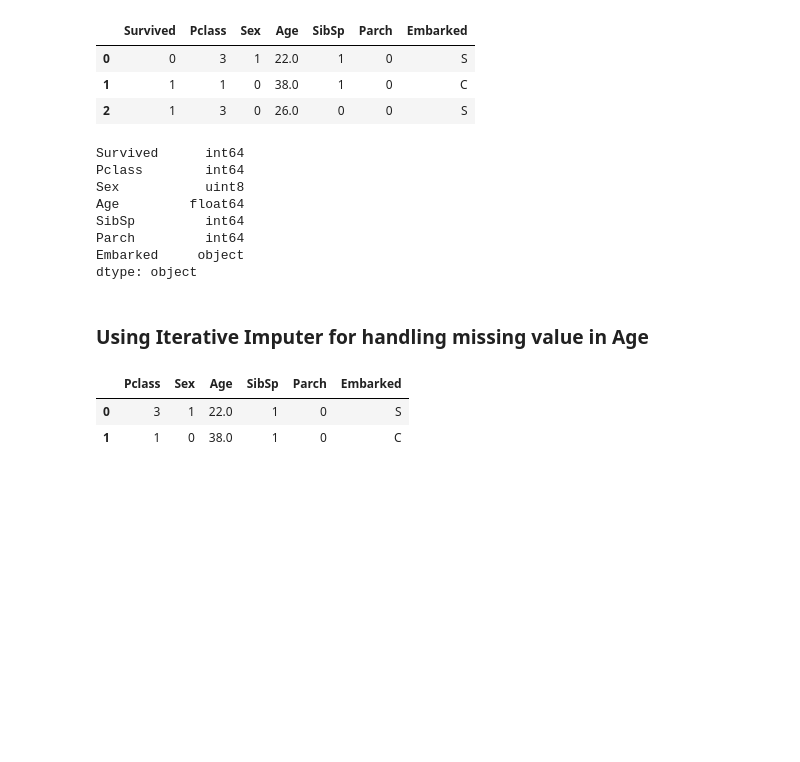
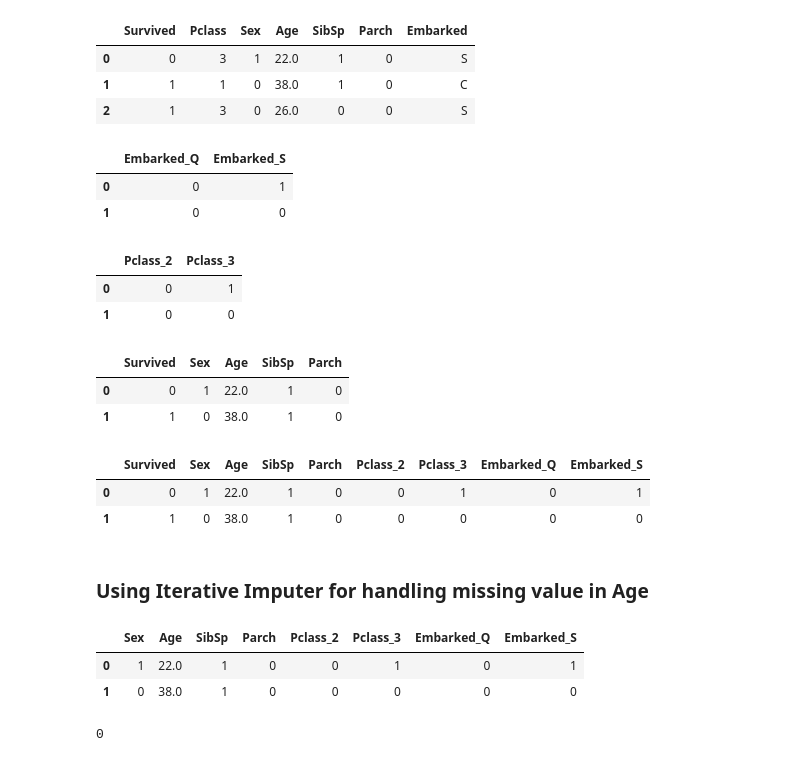
Before and after one commit to lkarjun/Titanic, a Jupyter notebook: titanic.ipynb, the cells around one changed output. Cells and saved outputs as stored; diff of their text form; code cells hidden in the pictures; blank space fills up the shorter version.

```diff
--- a/titanic.ipynb
+++ b/titanic.ipynb
@@ -118,17 +118,36 @@ df.head(3)
 | 0 | 0 | 3 | 1 | 22.0 | 1 | 0 | S |
 | 1 | 1 | 1 | 0 | 38.0 | 1 | 0 | C |
 | 2 | 1 | 3 | 0 | 26.0 | 0 | 0 | S |
-# %%
-df.dtypes
-# %% [output]
-Survived      int64
-Pclass        int64
-Sex           uint8
-Age         float64
-SibSp         int64
-Parch         int64
-Embarked     object
-dtype: object
+# %%
+Embarked_dummies = pd.get_dummies(df.Embarked, drop_first=True, prefix = 'Embarked')
+Embarked_dummies.head(2)
+# %% [output]
+|  | Embarked_Q | Embarked_S |
+| 0 | 0 | 1 |
+| 1 | 0 | 0 |
+# %%
+Pclass_dummies = pd.get_dummies(df.Pclass, drop_first=True, prefix='Pclass')
+Pclass_dummies.head(2)
+# %% [output]
+|  | Pclass_2 | Pclass_3 |
+| 0 | 0 | 1 |
+| 1 | 0 | 0 |
+# %%
+df = df.drop(['Pclass', 'Embarked'], axis=1)
+# %%
+df.head(2)
+# %% [output]
+|  | Survived | Sex | Age | SibSp | Parch |
+| 0 | 0 | 1 | 22.0 | 1 | 0 |
+| 1 | 1 | 0 | 38.0 | 1 | 0 |
+# %%
+df = pd.concat([df, Pclass_dummies, Embarked_dummies], axis = 1)
+# %%
+df.head(2)
+# %% [output]
+|  | Survived | Sex | Age | SibSp | Parch | Pclass_2 | Pclass_3 | Embarked_Q | Embarked_S |
+| 0 | 0 | 1 | 22.0 | 1 | 0 | 0 | 1 | 0 | 1 |
+| 1 | 1 | 0 | 38.0 | 1 | 0 | 0 | 0 | 0 | 0 |
 # %% [markdown]
 ### Using Iterative Imputer for handling missing value in Age
 # %%
@@ -137,11 +156,11 @@ from sklearn.impute import IterativeImputer
 # %%
 imputer = IterativeImputer(max_iter=10000, random_state=0)
 # %%
-df_after_imputing = df.drop("Survived", axis=1)
-df_labels = df.Survived
+features = df.drop("Survived", axis=1)
+labels = df.Survived
 # %%
-df_after_imputing.head(2)
+features.head(2)
 # %% [output]
-|  | Pclass | Sex | Age | SibSp | Parch | Embarked |
-| 0 | 3 | 1 | 22.0 | 1 | 0 | S |
-| 1 | 1 | 0 | 38.0 | 1 | 0 | C |
+|  | Sex | Age | SibSp | Parch | Pclass_2 | Pclass_3 | Embarked_Q | Embarked_S |
+| 0 | 1 | 22.0 | 1 | 0 | 0 | 1 | 0 | 1 |
+| 1 | 0 | 38.0 | 1 | 0 | 0 | 0 | 0 | 0 |
@@ -147,0 +172,4 @@ df_after_imputing.head(2)
+# %%
+(features.Age.isna()==True).sum()
+# %% [output]
+0
```
Also changed, not shown: parts of 6 cells of this notebook.
